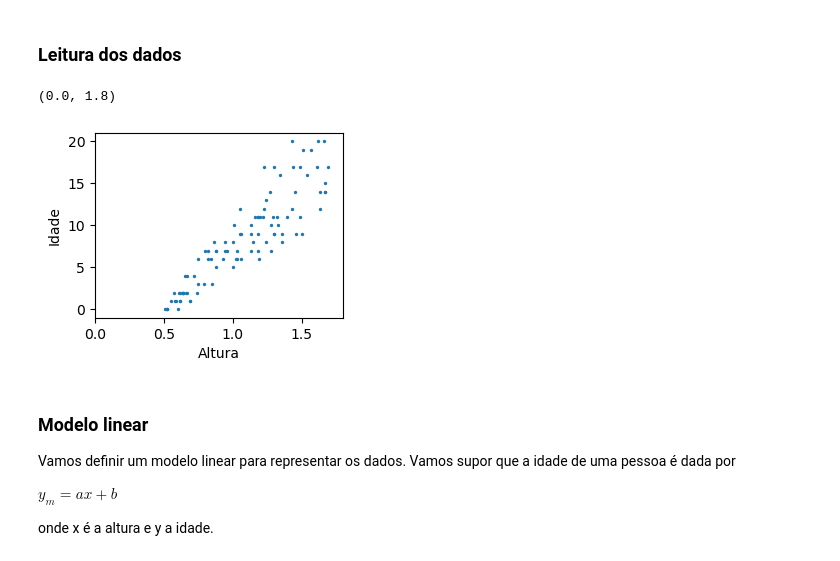
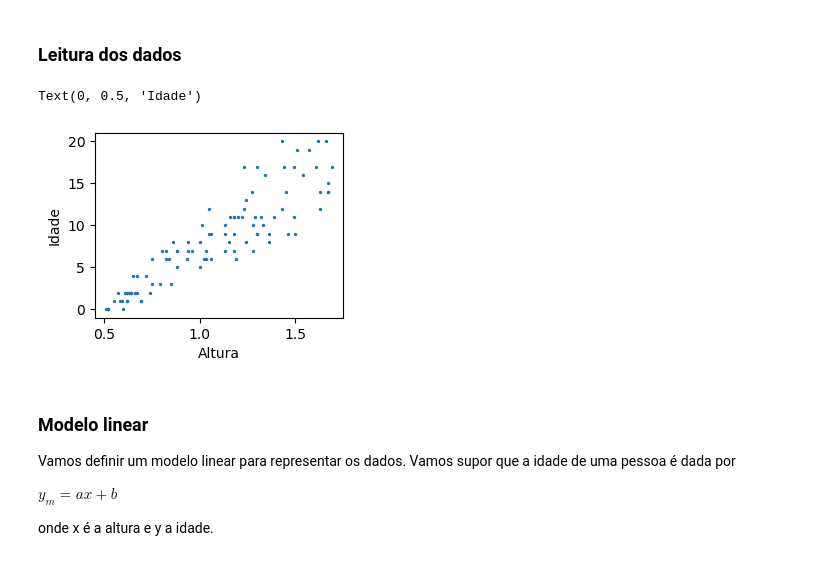
Before and after one commit to chcomin/curso-visao-computacional-2024, a Jupyter notebook: M02_aprendizado_de_maquina/1 - Regressão Linear.ipynb, the cells around one changed output. Drawn from its saved outputs; the diff is of its cells as text; code cells hidden in the pictures.

```diff
--- a/M02_aprendizado_de_maquina/1 - Regressão Linear.ipynb
+++ b/M02_aprendizado_de_maquina/1 - Regressão Linear.ipynb
@@ -7,17 +7,16 @@ Vamos considerar o problema de prever a idade de um conjunto de crianças e jove
 # %%
 import numpy as np
 import matplotlib.pyplot as plt
 
 data = np.loadtxt('../data/age_data_1.txt')
 x, y = data.T
 
 plt.scatter(x, y, s=2)
 plt.xlabel('Altura')
 plt.ylabel('Idade')
-plt.xlim((0,1.8))
 # %% [output]
-(0.0, 1.8)
+Text(0, 0.5, 'Idade')
-[figure, old version]
+[figure, new version]
 # %% [markdown]
 ### Modelo linear
 
```
Also changed, not shown: parts of 9 cells of this notebook.
